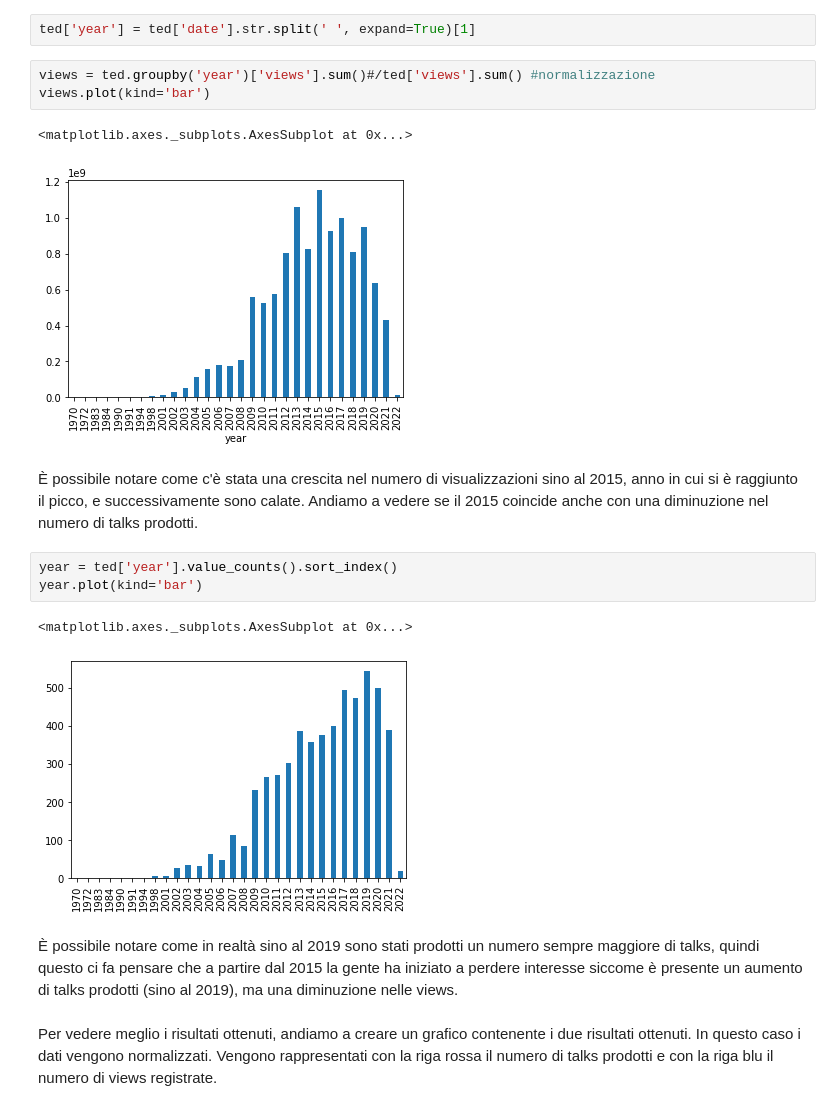
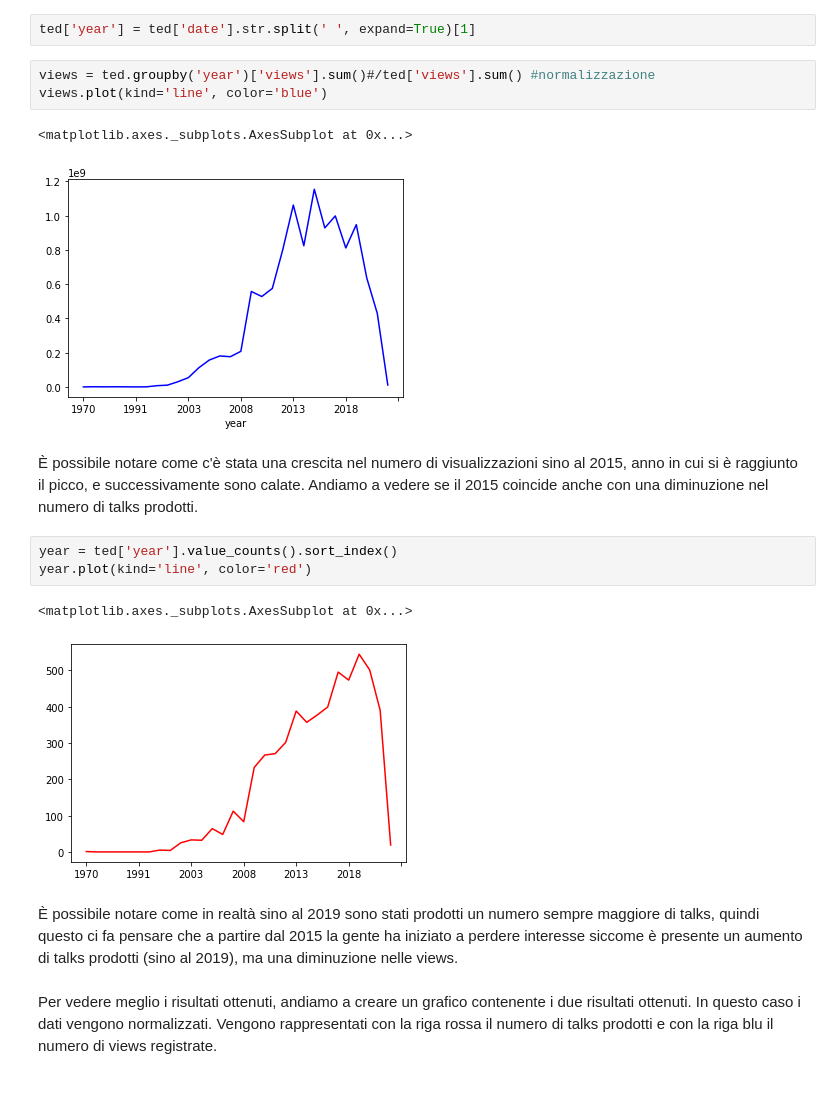
Before and after one commit to Fili00/Analisi_TedTalkDataset, a Jupyter notebook: progetto.ipynb, the cells around one changed output. Cells and saved outputs as stored; diff of their text form.

```diff
--- a/progetto.ipynb
+++ b/progetto.ipynb
@@ -213,18 +213,18 @@ Adesso andiamo a vedere l'andamento annuale di visualizzazioni e pubblicazioni d
 ted['year'] = ted['date'].str.split(' ', expand=True)[1]
 # %%
 views = ted.groupby('year')['views'].sum()#/ted['views'].sum() #normalizzazione
-views.plot(kind='bar')
+views.plot(kind='line', color='blue')
 # %% [output]
 <matplotlib.axes._subplots.AxesSubplot at 0x...>
-[figure, old version]
+[figure, new version]
 # %% [markdown]
 È possibile notare come c'è stata una crescita nel numero di visualizzazioni sino al 2015, anno in cui si è raggiunto il picco, e successivamente sono calate. Andiamo a vedere se il 2015 coincide anche con una diminuzione nel numero di talks prodotti.
 # %%
 year = ted['year'].value_counts().sort_index()
-year.plot(kind='bar')
+year.plot(kind='line', color='red')
 # %% [output]
 <matplotlib.axes._subplots.AxesSubplot at 0x...>
-[figure, old version]
+[figure, new version]
 # %% [markdown]
 È possibile notare come in realtà sino al 2019 sono stati prodotti un numero sempre maggiore di talks, quindi questo ci fa pensare che a partire dal 2015 la gente ha iniziato a perdere interesse siccome è presente un aumento di talks prodotti (sino al 2019), ma una diminuzione nelle views.
 <br><br>
```
Also changed, not shown: parts of 6 cells of this notebook.
